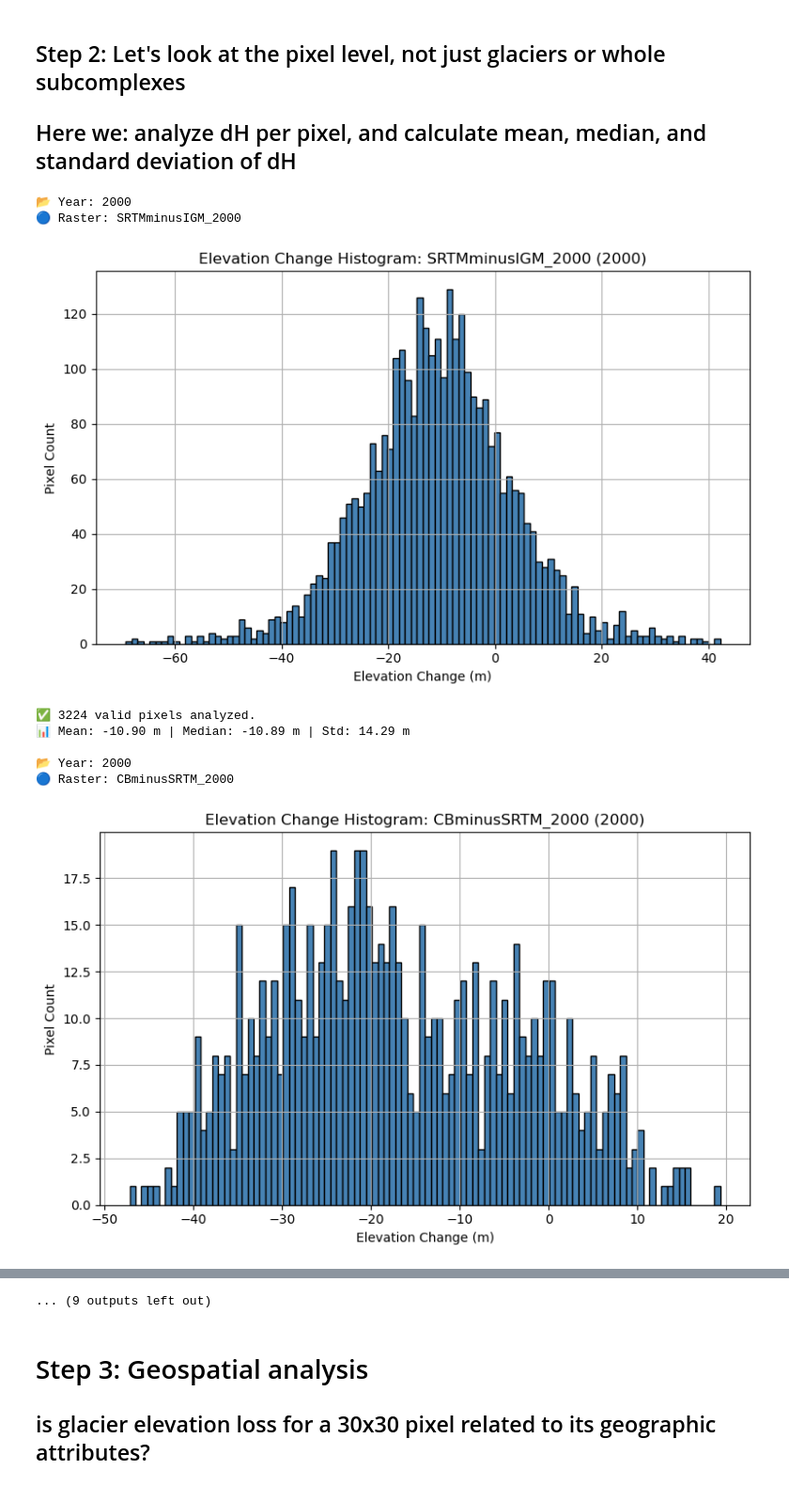
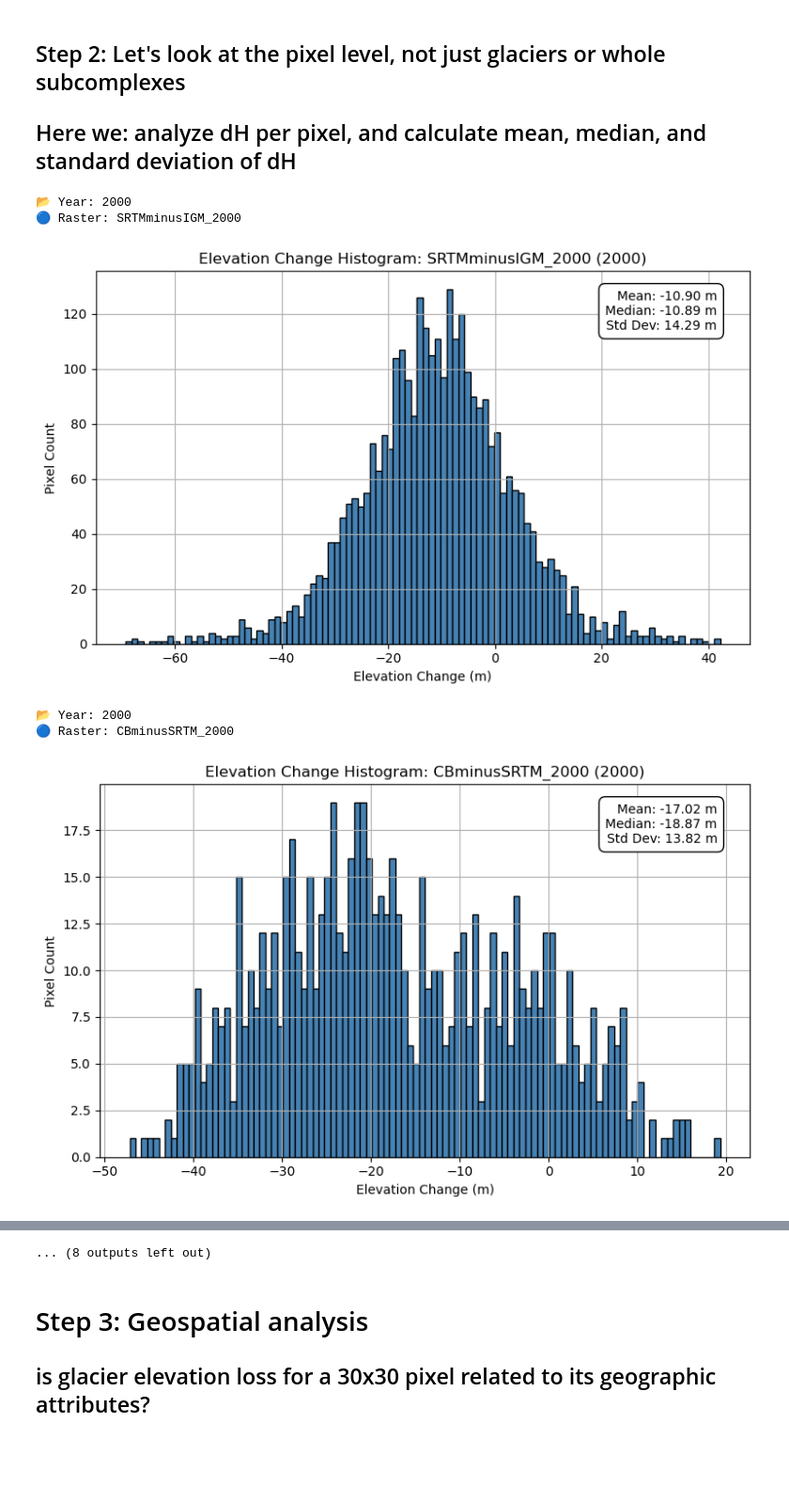
Before and after one commit to millie-spencer/Glacier-DEM-coregistration-and-MB, a Jupyter notebook: 05_MB_geospatial_analysis.ipynb, the cells around one changed output, grey strips where cells are left out. Shown at 94% size. Cells and saved outputs as stored; diff of their text form; code cells hidden in the pictures; blank space fills up the shorter version.

```diff
--- a/05_MB_geospatial_analysis.ipynb
+++ b/05_MB_geospatial_analysis.ipynb
@@ -199,42 +199,46 @@ for raster_name, raster_path in raster_paths.items():
 
     for _, row in gdf.iterrows():
         if row.geometry is None or row.geometry.is_empty:
             continue  # Skip missing or empty geometries
 
         pixels = extract_valid_pixels(raster_path, row.geometry)
         valid_pixels = pixels[~np.isnan(pixels)]
         all_pixels.extend(valid_pixels)
 
     all_pixels = np.array(all_pixels)
 
     if all_pixels.size == 0:
         print("⚠️ No valid pixels found in raster-glacier intersection. Skipping.")
         continue
 
     # Save pixels to CSV
     output_csv = os.path.join(output_dir, f"{raster_name}_{year}_pixels.csv")
     pd.DataFrame(all_pixels, columns=["dh"]).to_csv(output_csv, index=False)
 
-    # Plot histogram of elevation changes
+    # Calculate summary statistics
+    mean_val = np.mean(all_pixels)
+    median_val = np.median(all_pixels)
+    std_val = np.std(all_pixels)
+
+    # Plot histogram
     plt.figure(figsize=(8, 5))
     plt.hist(all_pixels, bins=100, color='steelblue', edgecolor='black')
     plt.title(f"Elevation Change Histogram: {raster_name} ({year})")
     plt.xlabel("Elevation Change (m)")
     plt.ylabel("Pixel Count")
     plt.grid(True)
+
+    # Add text box with stats
+    stats_text = f"Mean: {mean_val:.2f} m\nMedian: {median_val:.2f} m\nStd Dev: {std_val:.2f} m"
+    plt.text(0.95, 0.95, stats_text, ha='right', va='top', transform=plt.gca().transAxes,
+            bbox=dict(facecolor='white', edgecolor='black', boxstyle='round,pad=0.5'))
+
     plt.tight_layout()
     plt.show()
-
-    # Print summary statistics
-    print(f"✅ {len(all_pixels)} valid pixels analyzed.")
-    print(f"📊 Mean: {np.mean(all_pixels):.2f} m | Median: {np.median(all_pixels):.2f} m | Std: {np.std(all_pixels):.2f} m")
 # %% [output]
 📂 Year: 2000
 🔵 Raster: SRTMminusIGM_2000
-[figure, old version]
+[figure, new version]
-✅ 3224 valid pixels analyzed.
-📊 Mean: -10.90 m | Median: -10.89 m | Std: 14.29 m
-
 📂 Year: 2000
 🔵 Raster: CBminusSRTM_2000
-[figure, old version]
+[figure, new version]
@@ -265,4 +257,4 @@ for raster_name, raster_path in raster_paths.items():
-... (9 outputs left out)
+... (8 outputs left out)
 # %% [markdown]
 # Step 3: Geospatial analysis
 ## is glacier elevation loss for a 30x30 pixel related to its geographic attributes?
```
Also changed, not shown: parts of 1 cell of this notebook, 1 other file.
